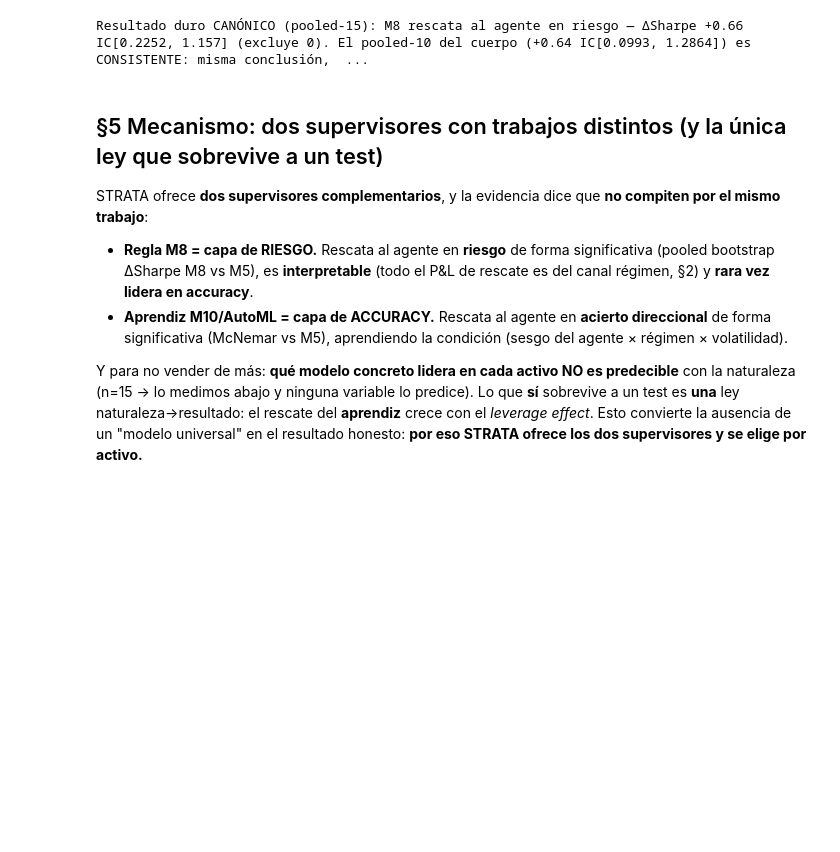
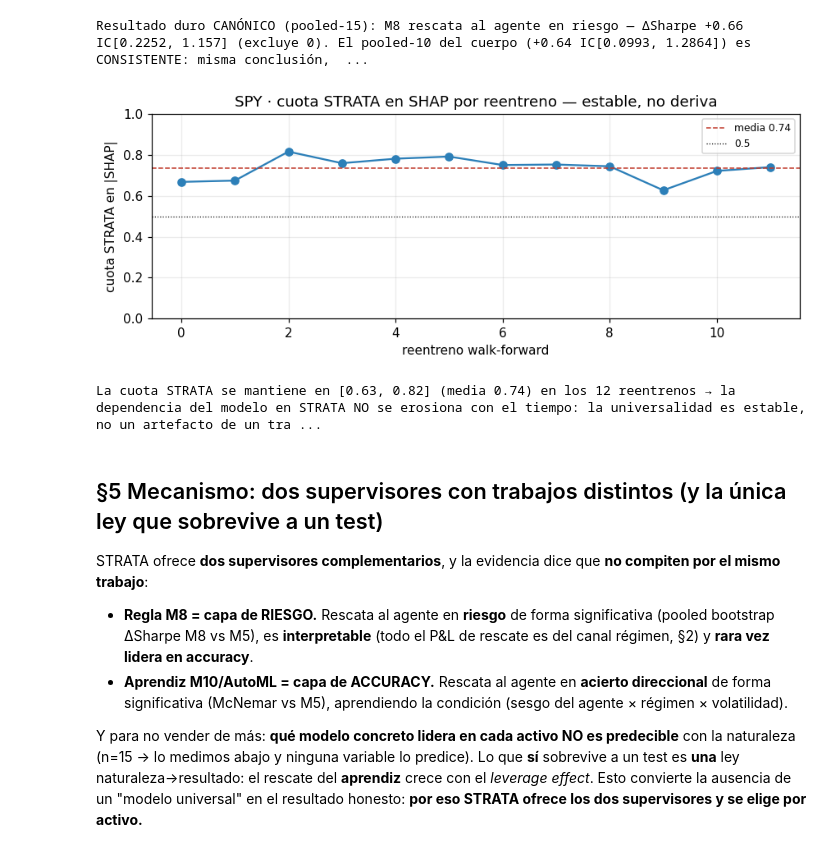
Before and after one commit to RaquelGarciah/Real-time-statistical-supervision-of-an-AI-trading-agent, a Jupyter notebook: notebooks/STRATA_marco_practico.ipynb, the cells around one changed output. Drawn from its saved outputs; the diff is of its cells as text; code cells hidden in the pictures; blank space fills up the shorter version.

```diff
--- a/notebooks/STRATA_marco_practico.ipynb
+++ b/notebooks/STRATA_marco_practico.ipynb
@@ -520,6 +610,21 @@ print(f"\nResultado duro CANÓNICO (pooled-15): M8 rescata al agente en riesgo
   AUTOML  ΔSharpe=+0.97 IC[0.2675, 1.7002] SIG | ΔmaxDD=+0.35 SIG
 [figure]
 Resultado duro CANÓNICO (pooled-15): M8 rescata al agente en riesgo — ΔSharpe +0.66 IC[0.2252, 1.157] (excluye 0). El pooled-10 del cuerpo (+0.64 IC[0.0993, 1.2864]) es CONSISTENTE: misma conclusión,  ...
+# %%
+# ¿La importancia de STRATA es estable en el tiempo? Cuota SHAP rodante (SPY, por reentreno)
+rl = SPYME["shap_rolling"]; cu = rl["cuota_strata"]
+fig, ax = plt.subplots(figsize=(8, 3.2))
+ax.plot(range(len(cu)), cu, "o-", color="#2c7fb8"); ax.axhline(np.mean(cu), color="#c0392b", ls="--", lw=1, label=f"media {np.mean(cu):.2f}")
+ax.axhline(0.5, color="k", ls=":", lw=.8, label="0.5"); ax.set_ylim(0, 1)
+ax.set_xlabel("reentreno walk-forward"); ax.set_ylabel("cuota STRATA en |SHAP|")
+ax.set_title("SPY · cuota STRATA en SHAP por reentreno — estable, no deriva"); ax.legend(fontsize=8)
+plt.tight_layout(); plt.show()
+print(f"La cuota STRATA se mantiene en [{min(cu):.2f}, {max(cu):.2f}] (media {np.mean(cu):.2f}) en los {len(cu)} "
+      "reentrenos → la dependencia del modelo en STRATA NO se erosiona con el tiempo: la universalidad es estable, "
+      "no un artefacto de un tramo concreto del OOS.")
+# %% [output]
+[figure, added]
+La cuota STRATA se mantiene en [0.63, 0.82] (media 0.74) en los 12 reentrenos → la dependencia del modelo en STRATA NO se erosiona con el tiempo: la universalidad es estable, no un artefacto de un tra ...
 # %% [markdown]
 ## §5 Mecanismo: dos supervisores con trabajos distintos (y la única ley que sobrevive a un test)
 
```
Also changed, not shown: parts of 9 cells of this notebook, 3 other files.
